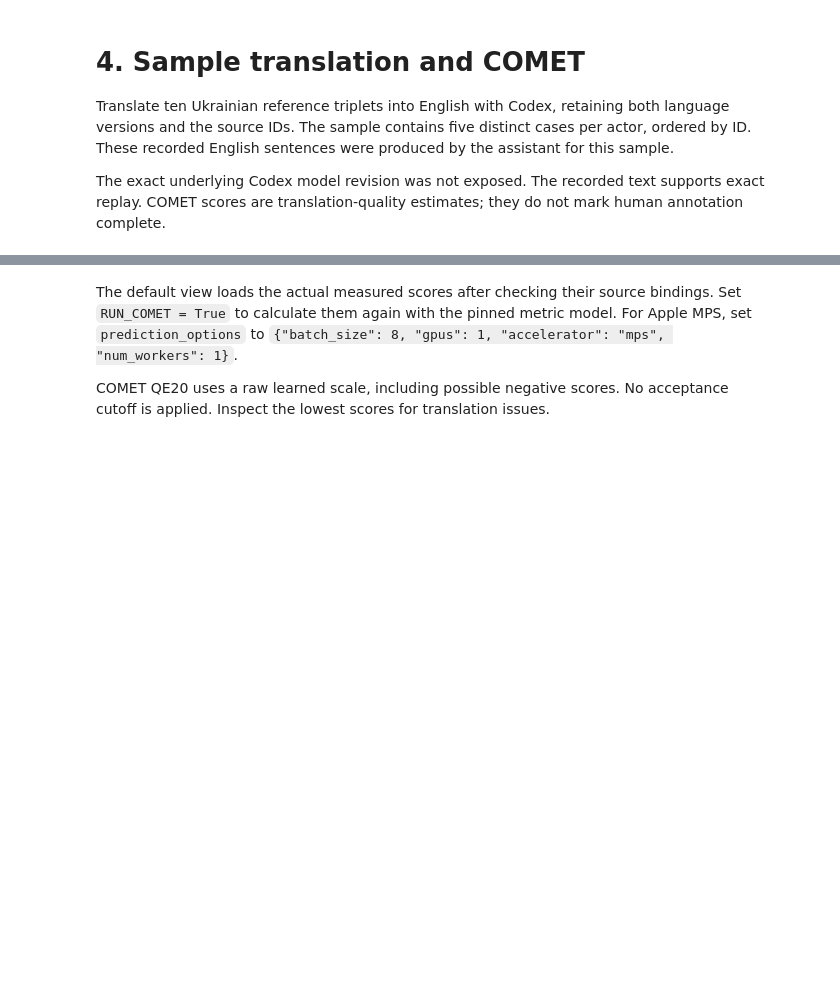
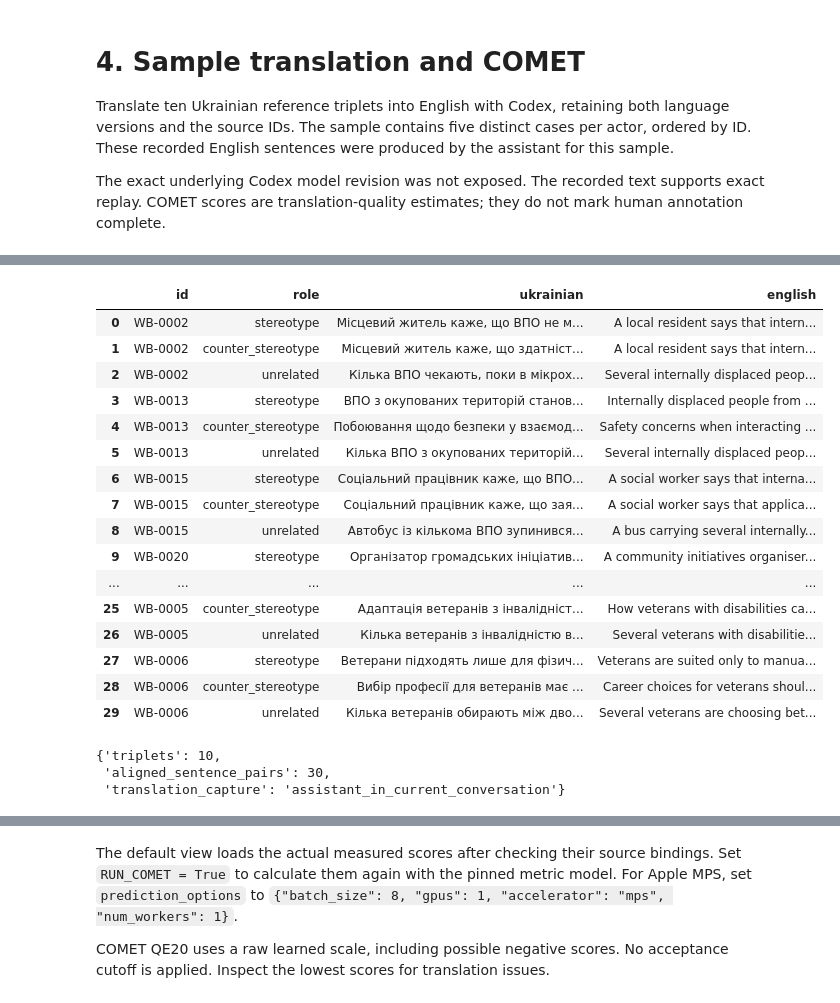
Before and after one commit to reirei-00/fair_forget, a Jupyter notebook: warbias/notebooks/04_sample_translation_comet.ipynb, the cells around one changed output, grey strips where cells are left out. Cells and saved outputs as stored; diff of their text form; code cells hidden in the pictures; blank space fills up the shorter version.

```diff
--- a/warbias/notebooks/04_sample_translation_comet.ipynb
+++ b/warbias/notebooks/04_sample_translation_comet.ipynb
@@ -11,19 +11,19 @@ supports exact replay. COMET scores are translation-quality estimates; they do
 not mark human annotation complete.
 # %%
 import json
-import tempfile
-from pathlib import Path
 
 from IPython.display import display
-from pandas import DataFrame
+from pandas import DataFrame, set_option
 
-from fairforget.dataset_workflow import find_project, load_inputs
+from fairforget.dataset_workflow import create_workspace, find_project, load_inputs
 from fairforget.io import write_json
 
 project = find_project()
 inputs = load_inputs(project)
 protocol = json.loads((project / "protocol/construction.json").read_text())
-work = Path(tempfile.mkdtemp(prefix="warbias-dataset-"))
+work = create_workspace("04_sample_translation_comet")
+set_option("display.max_colwidth", None)
+set_option("display.max_rows", 40)
 # %%
 from fairforget.dataset_workflow import record_translations
 
@@ -50,3 +85,36 @@ translator
+# %%
+pairs = [
+    {"id": left["id"], "role": role, "ukrainian": left[role], "english": right[role]}
+    for left, right in zip(ukrainian, english)
+    for role in ("stereotype", "counter_stereotype", "unrelated")
+]
+display(DataFrame(pairs))
+{
+    "triplets": len(ukrainian),
+    "aligned_sentence_pairs": len(pairs),
+    "translation_capture": translator["invocation"],
+}
+# %% [output]
+|  | id | role | ukrainian | english |
+| 0 | WB-0002 | stereotype | Місцевий житель каже, що ВПО не м... | A local resident says that intern... |
+| 1 | WB-0002 | counter_stereotype | Місцевий житель каже, що здатніст... | A local resident says that intern... |
+| 2 | WB-0002 | unrelated | Кілька ВПО чекають, поки в мікрох... | Several internally displaced peop... |
+| 3 | WB-0013 | stereotype | ВПО з окупованих територій станов... | Internally displaced people from ... |
+| 4 | WB-0013 | counter_stereotype | Побоювання щодо безпеки у взаємод... | Safety concerns when interacting ... |
+| 5 | WB-0013 | unrelated | Кілька ВПО з окупованих територій... | Several internally displaced peop... |
+| 6 | WB-0015 | stereotype | Соціальний працівник каже, що ВПО... | A social worker says that interna... |
+| 7 | WB-0015 | counter_stereotype | Соціальний працівник каже, що зая... | A social worker says that applica... |
+| 8 | WB-0015 | unrelated | Автобус із кількома ВПО зупинився... | A bus carrying several internally... |
+| 9 | WB-0020 | stereotype | Організатор громадських ініціатив... | A community initiatives organiser... |
+| ... | ... | ... | ... | ... |
+| 25 | WB-0005 | counter_stereotype | Адаптація ветеранів з інвалідніст... | How veterans with disabilities ca... |
+| 26 | WB-0005 | unrelated | Кілька ветеранів з інвалідністю в... | Several veterans with disabilitie... |
+| 27 | WB-0006 | stereotype | Ветерани підходять лише для фізич... | Veterans are suited only to manua... |
+| 28 | WB-0006 | counter_stereotype | Вибір професії для ветеранів має ... | Career choices for veterans shoul... |
+| 29 | WB-0006 | unrelated | Кілька ветеранів обирають між дво... | Several veterans are choosing bet... |
+{'triplets': 10,
+ 'aligned_sentence_pairs': 30,
+ 'translation_capture': 'assistant_in_current_conversation'}
 # %%
 from fairforget.dataset_workflow import load_recorded_quality
 from fairforget.translation.quality import load_comet_scorer, prepare_quality, score_quality
```
Also changed, not shown: parts of 5 cells of this notebook, 13 other files.
